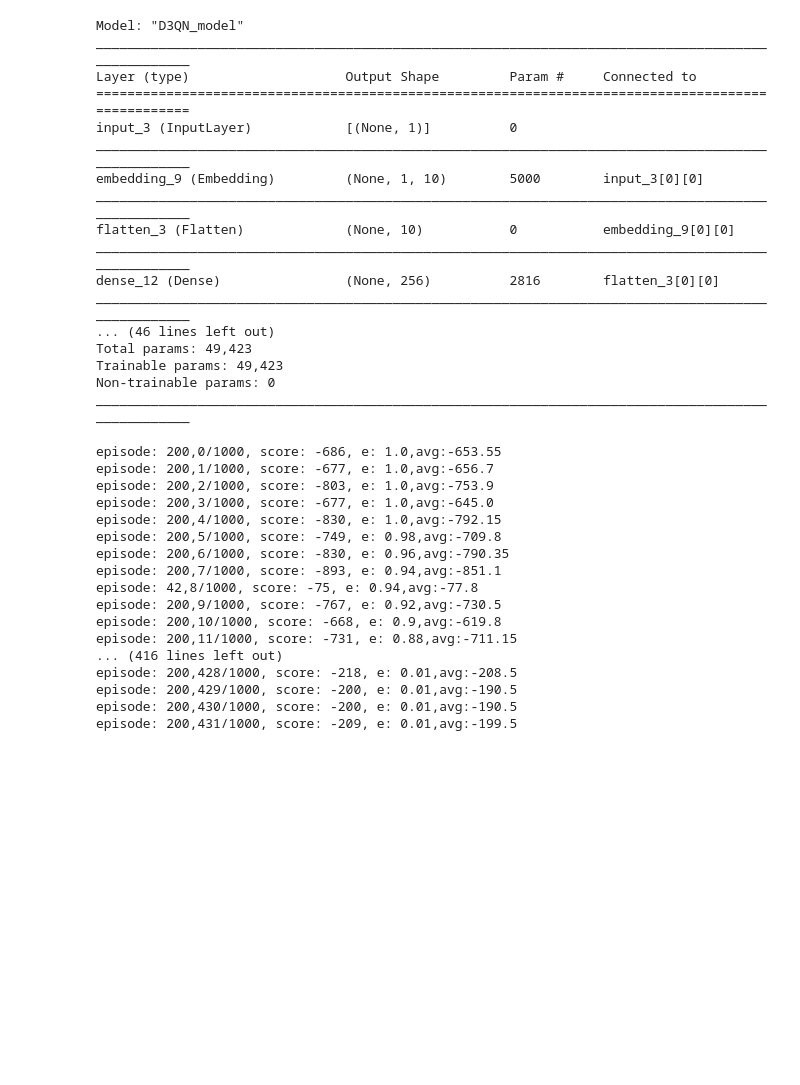
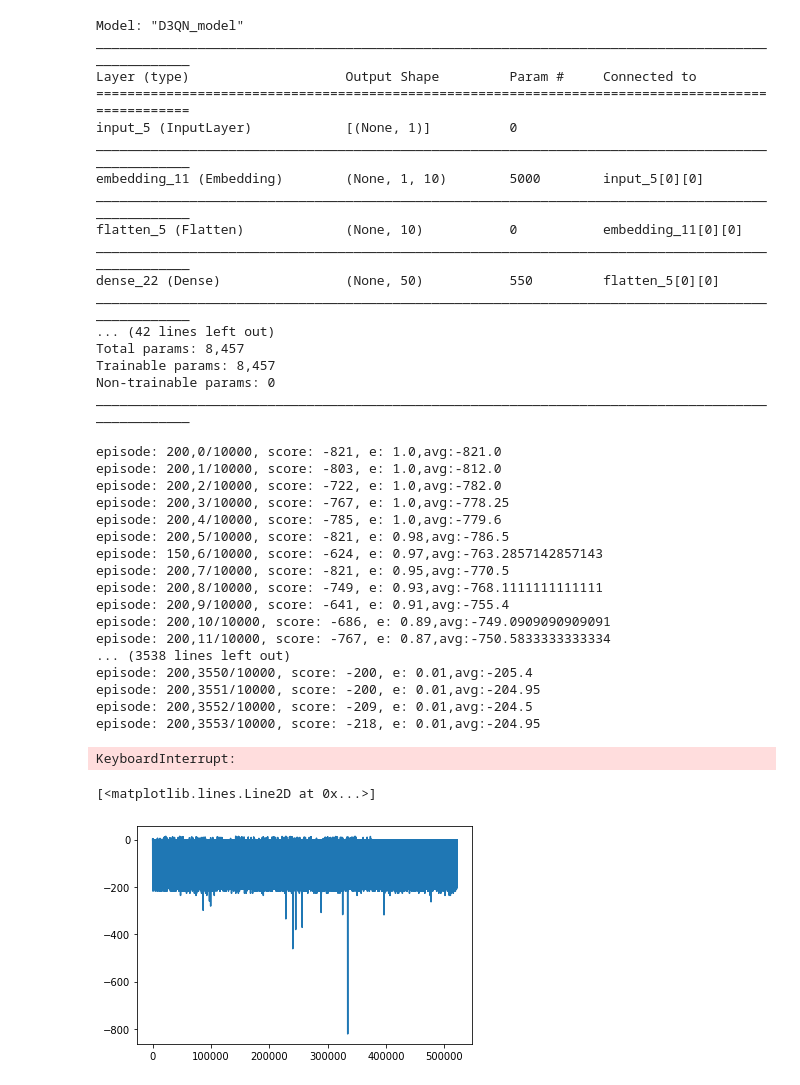
Before and after one commit to alighandij/ReinforcementLearning, a Jupyter notebook: DQN/Taxi-v2_Dueling DDQN.ipynb, the cells around one changed output. Saved outputs shown, nothing was run; the diff lists cells and outputs as text; code cells hidden in the pictures; blank space fills up the shorter version.

```diff
--- a/DQN/Taxi-v2_Dueling DDQN.ipynb
+++ b/DQN/Taxi-v2_Dueling DDQN.ipynb
@@ -54,9 +54,9 @@ class D3QNAgent:
         X_input = Input(shape=input_shape)
         X = Embedding(500, 10, input_length=1)(X_input)
         X = Flatten()(X)
-        X = Dense(256, activation="relu", kernel_initializer='he_uniform')(X)
-        X = Dense(128, activation="relu", kernel_initializer='he_uniform')(X)
-        X = Dense(64, activation="relu", kernel_initializer='he_uniform')(X)
+        X = Dense(50, activation="relu", kernel_initializer='he_uniform')(X)
+        X = Dense(50, activation="relu", kernel_initializer='he_uniform')(X)
+#         X = Dense(64, activation="relu", kernel_initializer='he_uniform')(X)
 
         if dueling:
             state_value = Dense(1, kernel_initializer='he_uniform')(X)
@@ -165,22 +165,22 @@ Model: "D3QN_model"
 __________________________________________________________________________________________________
 Layer (type)                    Output Shape         Param #     Connected to
 ==================================================================================================
-input_3 (InputLayer)            [(None, 1)]          0
+input_5 (InputLayer)            [(None, 1)]          0
 __________________________________________________________________________________________________
-embedding_9 (Embedding)         (None, 1, 10)        5000        input_3[0][0]
+embedding_11 (Embedding)        (None, 1, 10)        5000        input_5[0][0]
 __________________________________________________________________________________________________
-flatten_3 (Flatten)             (None, 10)           0           embedding_9[0][0]
+flatten_5 (Flatten)             (None, 10)           0           embedding_11[0][0]
 __________________________________________________________________________________________________
-dense_12 (Dense)                (None, 256)          2816        flatten_3[0][0]
+dense_22 (Dense)                (None, 50)           550         flatten_5[0][0]
 __________________________________________________________________________________________________
-... (46 lines left out)
-Total params: 49,423
-Trainable params: 49,423
+... (42 lines left out)
+Total params: 8,457
+Trainable params: 8,457
 Non-trainable params: 0
 __________________________________________________________________________________________________
 # %%
 import matplotlib.pyplot as plt
-EPISODES = 1000
+EPISODES = 10000
 scores=[]
 average =[]
 update =0
@@ -198,10 +198,11 @@ for e in range(EPISODES):
         agent.remember(state, action, reward, next_state, done)
         state = next_state
         total_reward += reward
-        scores.append(total_reward)
+
         i += 1
         update += 1
         if done:
+            scores.append(total_reward)
             print("episode: {},{}/{}, score: {}, e: {:.2},avg:{} ".format(i,e, EPISODES, total_reward, agent.epsilon,np.mean(scores[-20:])))
 
         if update % 100 == 0:
@@ -210,20 +211,27 @@ for e in range(EPISODES):
 
         agent.learn()
 # %% [output]
-episode: 200,0/1000, score: -686, e: 1.0,avg:-653.55
-episode: 200,1/1000, score: -677, e: 1.0,avg:-656.7
-episode: 200,2/1000, score: -803, e: 1.0,avg:-753.9
-episode: 200,3/1000, score: -677, e: 1.0,avg:-645.0
-episode: 200,4/1000, score: -830, e: 1.0,avg:-792.15
-episode: 200,5/1000, score: -749, e: 0.98,avg:-709.8
-episode: 200,6/1000, score: -830, e: 0.96,avg:-790.35
-episode: 200,7/1000, score: -893, e: 0.94,avg:-851.1
-episode: 42,8/1000, score: -75, e: 0.94,avg:-77.8
-episode: 200,9/1000, score: -767, e: 0.92,avg:-730.5
-episode: 200,10/1000, score: -668, e: 0.9,avg:-619.8
-episode: 200,11/1000, score: -731, e: 0.88,avg:-711.15
-... (416 lines left out)
-episode: 200,428/1000, score: -218, e: 0.01,avg:-208.5
-episode: 200,429/1000, score: -200, e: 0.01,avg:-190.5
-episode: 200,430/1000, score: -200, e: 0.01,avg:-190.5
-episode: 200,431/1000, score: -209, e: 0.01,avg:-199.5
+episode: 200,0/10000, score: -821, e: 1.0,avg:-821.0
+episode: 200,1/10000, score: -803, e: 1.0,avg:-812.0
+episode: 200,2/10000, score: -722, e: 1.0,avg:-782.0
+episode: 200,3/10000, score: -767, e: 1.0,avg:-778.25
+episode: 200,4/10000, score: -785, e: 1.0,avg:-779.6
+episode: 200,5/10000, score: -821, e: 0.98,avg:-786.5
+episode: 150,6/10000, score: -624, e: 0.97,avg:-763.2857142857143
+episode: 200,7/10000, score: -821, e: 0.95,avg:-770.5
+episode: 200,8/10000, score: -749, e: 0.93,avg:-768.1111111111111
+episode: 200,9/10000, score: -641, e: 0.91,avg:-755.4
+episode: 200,10/10000, score: -686, e: 0.89,avg:-749.0909090909091
+episode: 200,11/10000, score: -767, e: 0.87,avg:-750.5833333333334
+... (3538 lines left out)
+episode: 200,3550/10000, score: -200, e: 0.01,avg:-205.4
+episode: 200,3551/10000, score: -200, e: 0.01,avg:-204.95
+episode: 200,3552/10000, score: -209, e: 0.01,avg:-204.5
+episode: 200,3553/10000, score: -218, e: 0.01,avg:-204.95
+KeyboardInterrupt:
+# %%
+import matplotlib.pyplot as plt
+plt.plot(scores)
+# %% [output]
+[<matplotlib.lines.Line2D at 0x...>]
+[figure, added]
```
